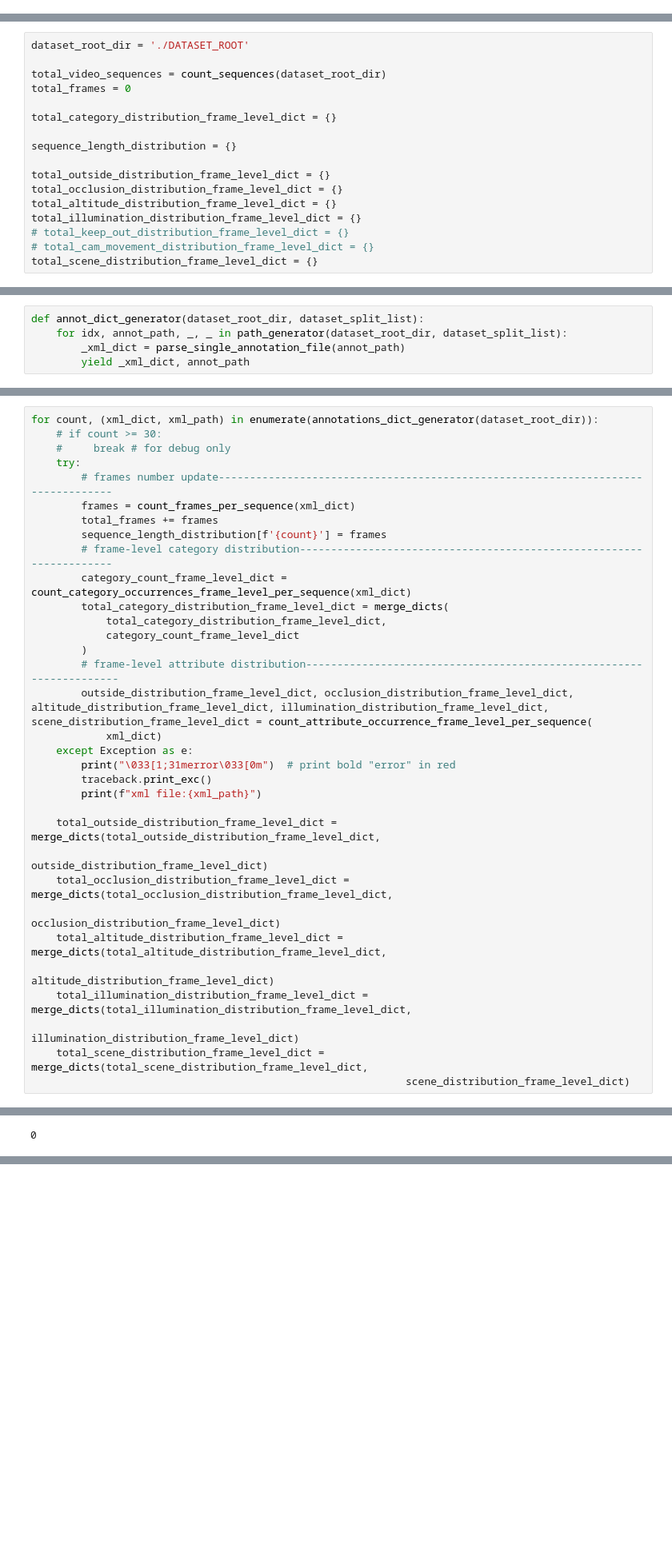
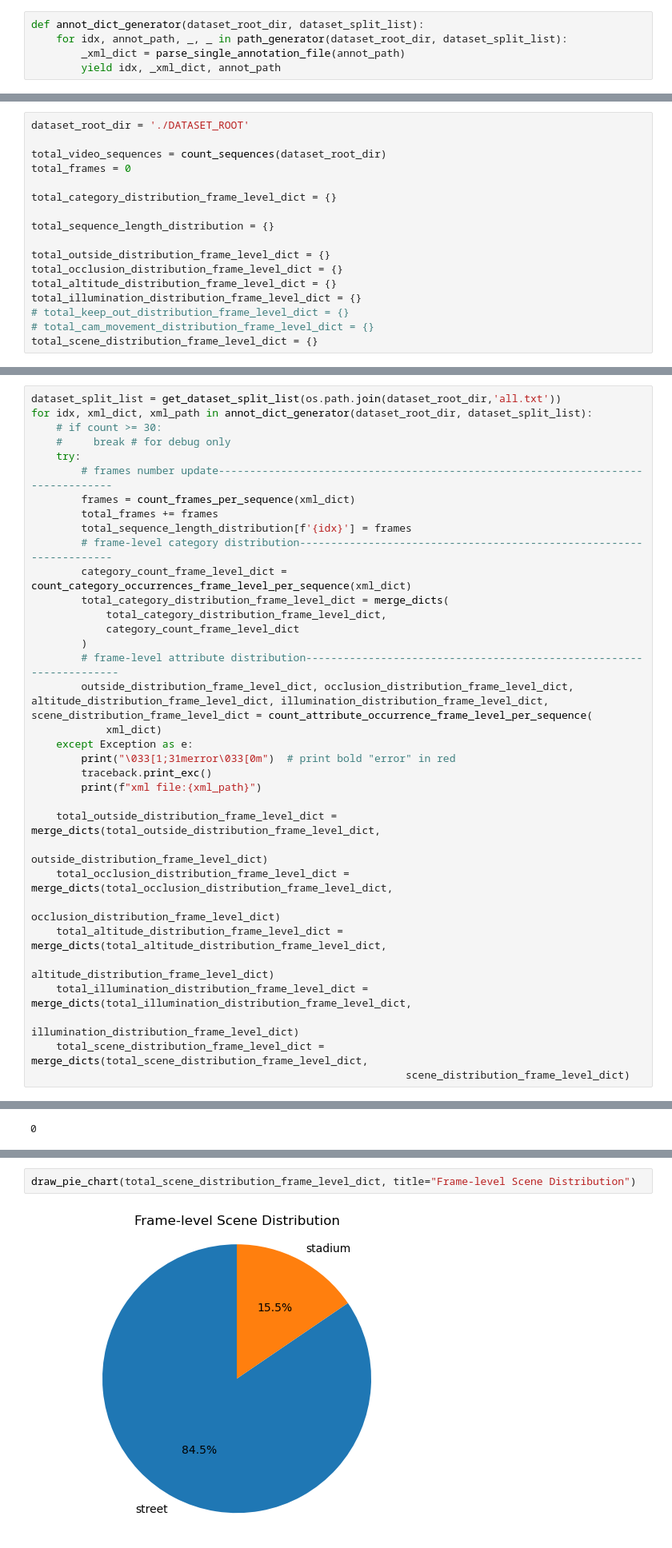
Before and after one commit to fkcptlst/rgbt_dataset, a Jupyter notebook: dataset_analysis.ipynb, the cells around one changed output, grey strips where cells are left out. Shown at 80% size. Drawn from its saved outputs; the diff is of its cells as text; blank space fills up the shorter version.

Commit message:
commit, done split

```diff
--- a/dataset_analysis.ipynb
+++ b/dataset_analysis.ipynb
@@ -14,0 +27,5 @@ from dataset_analysis import *
+# %%
+def annot_dict_generator(dataset_root_dir, dataset_split_list):
+    for idx, annot_path, _, _ in path_generator(dataset_root_dir, dataset_split_list):
+        _xml_dict = parse_single_annotation_file(annot_path)
+        yield idx, _xml_dict, annot_path
@@ -22,7 +46,7 @@ total_frames = 0
 
 total_category_distribution_frame_level_dict = {}
 
-sequence_length_distribution = {}
+total_sequence_length_distribution = {}
 
 total_outside_distribution_frame_level_dict = {}
 total_occlusion_distribution_frame_level_dict = {}
@@ -55,5 +57,0 @@ def path_generator(dataset_root_dir, dataset_split_list):
-# %%
-def annot_dict_generator(dataset_root_dir, dataset_split_list):
-    for idx, annot_path, _, _ in path_generator(dataset_root_dir, dataset_split_list):
-        _xml_dict = parse_single_annotation_file(annot_path)
-        yield _xml_dict, annot_path
@@ -101,12 +58,13 @@ def annotations_dict_generator(dataset_root_dir):
 # %%
-for count, (xml_dict, xml_path) in enumerate(annotations_dict_generator(dataset_root_dir)):
+dataset_split_list = get_dataset_split_list(os.path.join(dataset_root_dir,'all.txt'))
+for idx, xml_dict, xml_path in annot_dict_generator(dataset_root_dir, dataset_split_list):
     # if count >= 30:
     #     break # for debug only
     try:
         # frames number update---------------------------------------------------------------------------------
         frames = count_frames_per_sequence(xml_dict)
         total_frames += frames
-        sequence_length_distribution[f'{count}'] = frames
+        total_sequence_length_distribution[f'{idx}'] = frames
         # frame-level category distribution--------------------------------------------------------------------
         category_count_frame_level_dict = count_category_occurrences_frame_level_per_sequence(xml_dict)
         total_category_distribution_frame_level_dict = merge_dicts(
@@ -203,6 +157,10 @@ draw_bar_chart(dict(sorted(sequence_length_distribution.items(),key=lambda x:x[1
 draw_pie_chart(total_category_distribution_frame_level_dict, title="Frame-level Category Distribution")
 # %% [output]
 [figure]
+# %%
+draw_pie_chart(total_scene_distribution_frame_level_dict, title="Frame-level Scene Distribution")
+# %% [output]
+[figure, added]
 # %%
 draw_pie_chart(total_altitude_distribution_frame_level_dict, title="Frame-level Altitudes")
 # %% [output]
```
Also changed, not shown: parts of 80 cells of this notebook, 6 other files.
